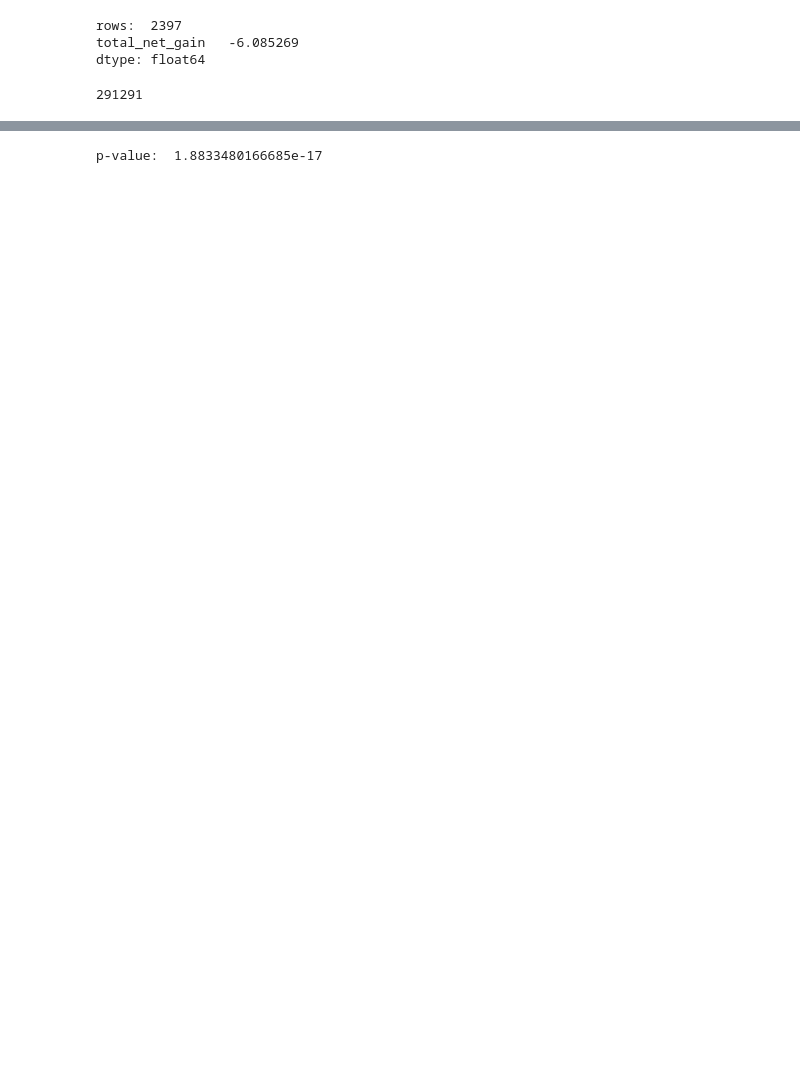
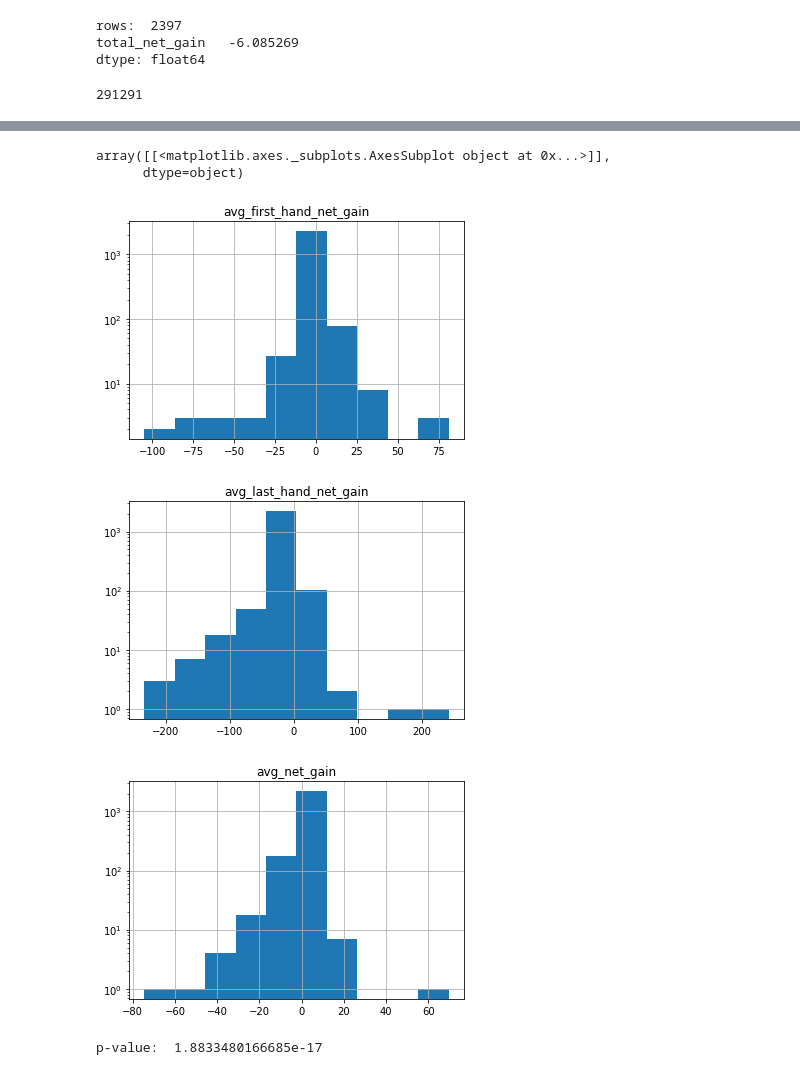
Before and after one commit to liambai/poker-hand-prediction, a Jupyter notebook: first_hand_and_last_hand.ipynb, the cells around one changed output, grey strips where cells are left out. Drawn from its saved outputs; the diff is of its cells as text; code cells hidden in the pictures; blank space fills up the shorter version.

```diff
--- a/first_hand_and_last_hand.ipynb
+++ b/first_hand_and_last_hand.ipynb
@@ -87,5 +89,15 @@ array([[<matplotlib.axes._subplots.AxesSubplot object at 0x...>]],
 [figure]
 [figure]
+# %%
+summary.hist('avg_first_hand_net_gain', log=True)
+summary.hist('avg_last_hand_net_gain', log=True)
+summary.hist('avg_net_gain', log=True)
+# %% [output]
+array([[<matplotlib.axes._subplots.AxesSubplot object at 0x...>]],
+      dtype=object)
+[figure, added]
+[figure, added]
+[figure, added]
 # %%
 tstat, pval = stests.ztest(summary['avg_last_hand_net_gain'], summary['avg_net_gain'])
 print("p-value: ", pval)
```
Also changed, not shown: parts of 2 cells of this notebook.
